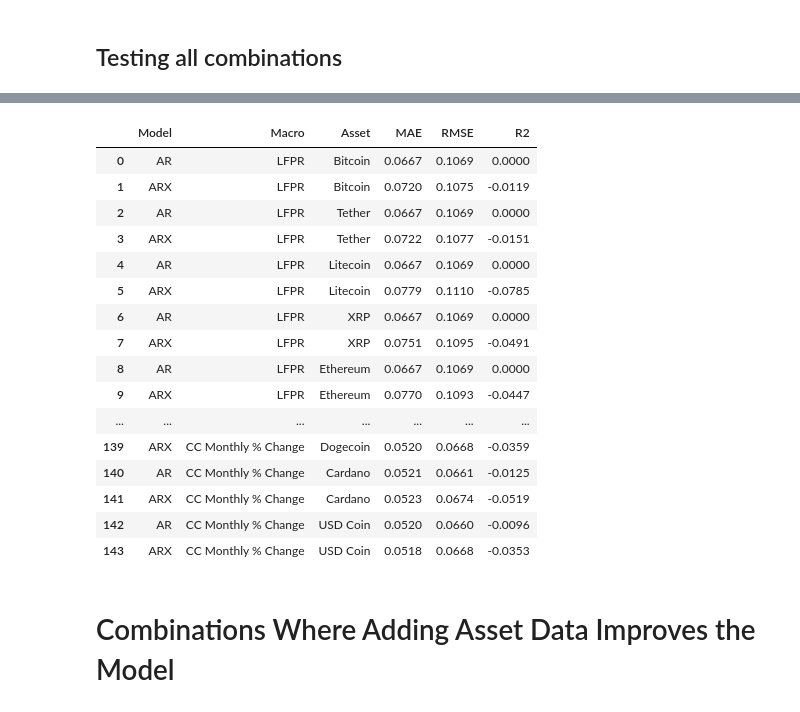
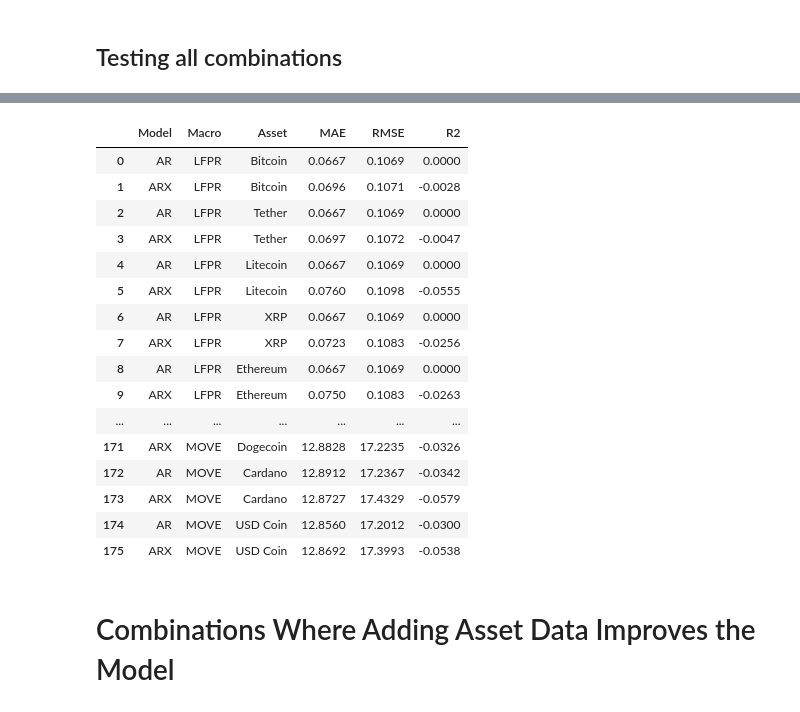
Before and after one commit to tianyishen701/CryptoMacroecon-Prediction-CSUREMM, a Jupyter notebook: AR Testing.ipynb, the cells around one changed output, grey strips where cells are left out. Drawn from its saved outputs; the diff is of its cells as text; code cells hidden in the pictures.

```diff
--- a/AR Testing.ipynb
+++ b/AR Testing.ipynb
@@ -35,10 +35,11 @@ df.columns = df.columns.str.strip()
 # %% [markdown]
 ## Testing all combinations
 # %%
-macro_list = ['LFPR', 'CPI', 'r', 'M1', 'GDP Monthly', 'IM', 'EX', 'CC', 'CC Monthly % Change']
+macro_list = ['LFPR', 'CPI', 'r', 'M1', 'GDP Monthly', 'IM', 'EX', 'CC', 'CC Monthly % Change', 'VIX', 'MOVE']
 asset_list= ['Bitcoin', 'Tether', 'Litecoin', 'XRP', 'Ethereum', 'Dogecoin', 'Cardano', 'USD Coin']
 order = 1
 train_end = '2023-05-01'
+train_start = '2017-09-01'
 
 results_list = []
 # %%
@@ -77,0 +62,11 @@ ADF test for Bitcoin Price: p-value = 0.9721
+# %%
+for macro in macro_list:
+    available_cols = df.columns
+    if f'{macro}_diff_diff' in available_cols:
+        target_col = f'{macro}_diff_diff'
+    elif f'{macro}_diff' in available_cols:
+        target_col = f'{macro}_diff'
+    else:
+        target_col = macro
+
+    check_stationarity(df[target_col])
@@ -101,5 +109,5 @@ def diff(df, col):
 # %%
-def run_model(df, macro, asset):
+def run_model(df, macro, asset, MA):
     available_cols = df.columns
     if f'{macro}_diff_diff' in available_cols:
         target_col = f'{macro}_diff_diff'
@@ -119,13 +127,13 @@ def run_model(df, macro, asset):
     test_exog = exog[train_end:]
 
     # AR model
-    ar_model = SARIMAX(train_endog, order=(order, 0, 0), enforce_stationarity=False, enforce_invertibility=False)
+    ar_model = SARIMAX(train_endog, order=(order, 0, MA))
     ar_result = ar_model.fit(disp=False)
     forecast_ar = ar_result.get_forecast(steps=len(test_endog))
     pred_ar = forecast_ar.predicted_mean
 
     # ARX model
-    arx_model = SARIMAX(train_endog, exog=train_exog, order=(order, 0, 0), enforce_stationarity=False, enforce_invertibility=False)
+    arx_model = SARIMAX(train_endog, exog=train_exog, order=(order, 0, MA))
     arx_result = arx_model.fit(disp=False)
     forecast_arx = arx_result.get_forecast(steps=len(test_endog), exog=test_exog)
     pred_arx = forecast_arx.predicted_mean
@@ -152,38 +160,40 @@ def run_model(df, macro, asset):
 
     return metrics
 # %%
+MA = 0
+results_list = []
 # Run through all combinations
 for macro in macro_list:
     for asset in asset_list:
         try:
-            result_metrics = run_model(df.copy(), macro, asset)
+            result_metrics = run_model(df.copy(), macro, asset, MA)
             results_list.extend(result_metrics)
         except Exception as e:
             print(f"Error with {macro}-{asset}: {e}")
             continue
 
 # Final table
 results_df = pd.DataFrame(results_list)
 pd.set_option('display.float_format', lambda x: f'{x:.4f}')
 display(HTML(results_df.to_html(max_rows=1000, max_cols=10, notebook=True, escape=False)))
 # %% [output]
 |  | Model | Macro | Asset | MAE | RMSE | R2 |
 | 0 | AR | LFPR | Bitcoin | 0.0667 | 0.1069 | 0.0000 |
-| 1 | ARX | LFPR | Bitcoin | 0.0720 | 0.1075 | -0.0119 |
+| 1 | ARX | LFPR | Bitcoin | 0.0696 | 0.1071 | -0.0028 |
 | 2 | AR | LFPR | Tether | 0.0667 | 0.1069 | 0.0000 |
-| 3 | ARX | LFPR | Tether | 0.0722 | 0.1077 | -0.0151 |
+| 3 | ARX | LFPR | Tether | 0.0697 | 0.1072 | -0.0047 |
 | 4 | AR | LFPR | Litecoin | 0.0667 | 0.1069 | 0.0000 |
-| 5 | ARX | LFPR | Litecoin | 0.0779 | 0.1110 | -0.0785 |
+| 5 | ARX | LFPR | Litecoin | 0.0760 | 0.1098 | -0.0555 |
 | 6 | AR | LFPR | XRP | 0.0667 | 0.1069 | 0.0000 |
-| 7 | ARX | LFPR | XRP | 0.0751 | 0.1095 | -0.0491 |
+| 7 | ARX | LFPR | XRP | 0.0723 | 0.1083 | -0.0256 |
 | 8 | AR | LFPR | Ethereum | 0.0667 | 0.1069 | 0.0000 |
-| 9 | ARX | LFPR | Ethereum | 0.0770 | 0.1093 | -0.0447 |
+| 9 | ARX | LFPR | Ethereum | 0.0750 | 0.1083 | -0.0263 |
 | ... | ... | ... | ... | ... | ... | ... |
-| 139 | ARX | CC Monthly % Change | Dogecoin | 0.0520 | 0.0668 | -0.0359 |
-| 140 | AR | CC Monthly % Change | Cardano | 0.0521 | 0.0661 | -0.0125 |
-| 141 | ARX | CC Monthly % Change | Cardano | 0.0523 | 0.0674 | -0.0519 |
-| 142 | AR | CC Monthly % Change | USD Coin | 0.0520 | 0.0660 | -0.0096 |
-| 143 | ARX | CC Monthly % Change | USD Coin | 0.0518 | 0.0668 | -0.0353 |
+| 171 | ARX | MOVE | Dogecoin | 12.8828 | 17.2235 | -0.0326 |
+| 172 | AR | MOVE | Cardano | 12.8912 | 17.2367 | -0.0342 |
+| 173 | ARX | MOVE | Cardano | 12.8727 | 17.4329 | -0.0579 |
+| 174 | AR | MOVE | USD Coin | 12.8560 | 17.2012 | -0.0300 |
+| 175 | ARX | MOVE | USD Coin | 12.8692 | 17.3993 | -0.0538 |
 # %% [markdown]
 # Combinations Where Adding Asset Data Improves the Model
 # %%
```
Also changed, not shown: parts of 9 cells of this notebook.
